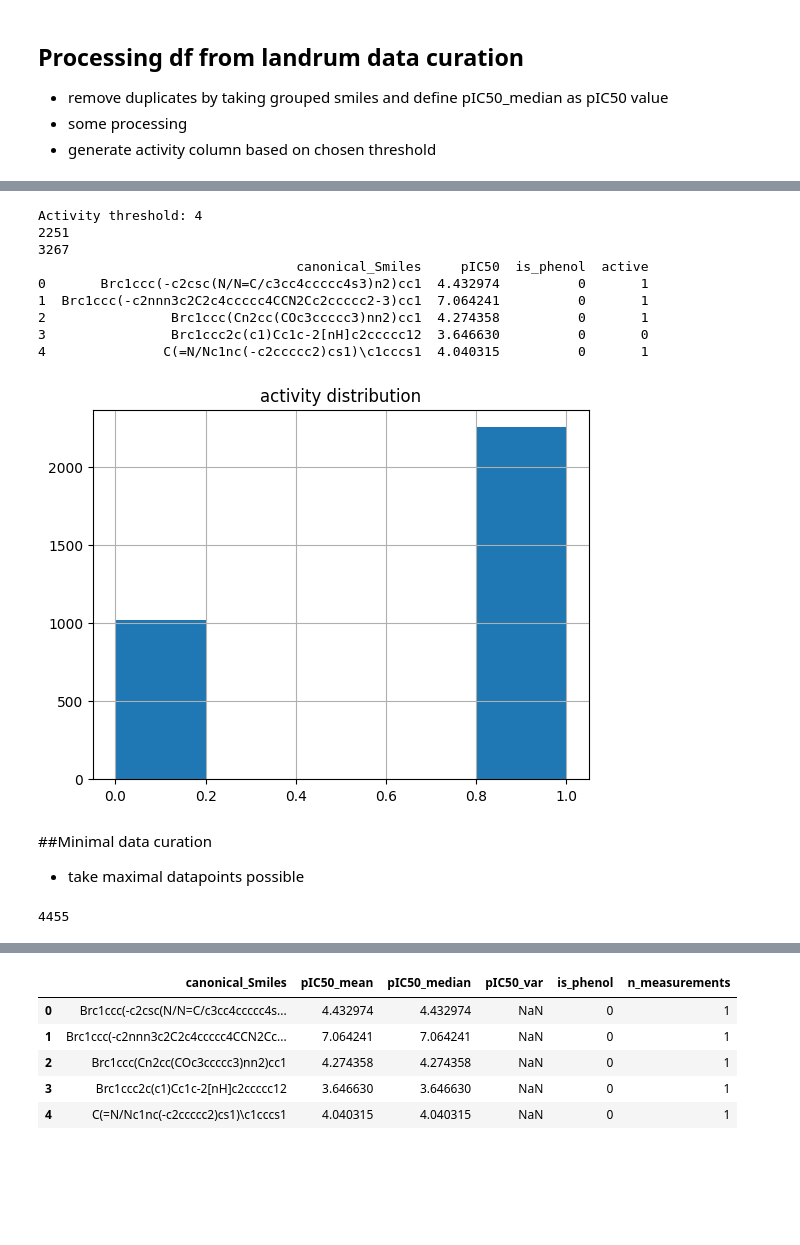
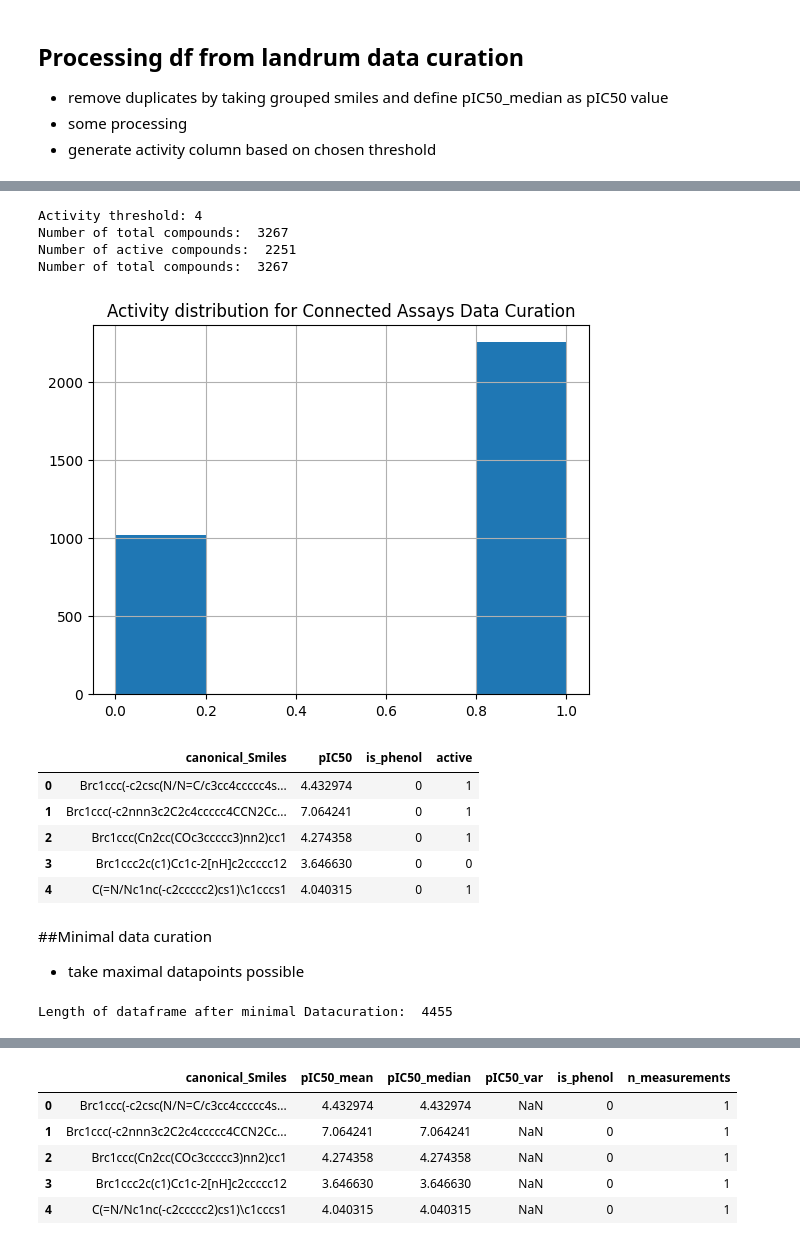
Before and after one commit to ManuelOtt-code/Project-DC, a Jupyter notebook: Data_curation+split.ipynb, the cells around one changed output, grey strips where cells are left out. Cells and saved outputs as stored; diff of their text form; code cells hidden in the pictures; blank space fills up the shorter version.

```diff
--- a/Data_curation+split.ipynb
+++ b/Data_curation+split.ipynb
@@ -390,33 +379,35 @@ plt.show()
 # %%
 #df = df.rename({"pIC50.1": "pIC50"}, axis=1)
 activity_threshold = 4 #100 yM as in
 print(f"Activity threshold: {activity_threshold}")
 
 #predict activity 1 or 0
 df_process['active'] = df_process['pIC50'].apply(lambda pic50: 0 if pic50 < activity_threshold else 1) #using the median as the
 
-print(len(df_process[df_process["active"] == 1]))
-print(len(df_process))
-print(df_process.head())
+print(f"Number of total compounds: ", len(df_process))
+print(f"Number of active compounds: ", len(df_process[df_process["active"] == 1]))
+print(f"Number of total compounds: ", len(df_process))
+
+binsize = 0.2
+bins = np.arange(0, 1.1, binsize)
+plt.hist(df_process['active'], bins=bins)
+plt.title("Activity distribution for Connected Assays Data Curation")
+plt.grid()
+plt.show()
+
+df_process.head()
 # %% [output]
 Activity threshold: 4
-2251
-3267
-                                 canonical_Smiles     pIC50  is_phenol  active
-0       Brc1ccc(-c2csc(N/N=C/c3cc4ccccc4s3)n2)cc1  4.432974          0       1
-1  Brc1ccc(-c2nnn3c2C2c4ccccc4CCN2Cc2ccccc2-3)cc1  7.064241          0       1
-2                Brc1ccc(Cn2cc(COc3ccccc3)nn2)cc1  4.274358          0       1
-3                Brc1ccc2c(c1)Cc1c-2[nH]c2ccccc12  3.646630          0       0
-4               C(=N/Nc1nc(-c2ccccc2)cs1)\c1cccs1  4.040315          0       1
+Number of total compounds:  3267
+Number of active compounds:  2251
+Number of total compounds:  3267
+[figure, added]
+|  | canonical_Smiles | pIC50 | is_phenol | active |
+| 0 | Brc1ccc(-c2csc(N/N=C/c3cc4ccccc4s... | 4.432974 | 0 | 1 |
+| 1 | Brc1ccc(-c2nnn3c2C2c4ccccc4CCN2Cc... | 7.064241 | 0 | 1 |
+| 2 | Brc1ccc(Cn2cc(COc3ccccc3)nn2)cc1 | 4.274358 | 0 | 1 |
+| 3 | Brc1ccc2c(c1)Cc1c-2[nH]c2ccccc12 | 3.646630 | 0 | 0 |
+| 4 | C(=N/Nc1nc(-c2ccccc2)cs1)\c1cccs1 | 4.040315 | 0 | 1 |
-# %%
-binsize = 0.2
-bins = np.arange(0, 1.1, binsize)
-plt.hist(df_process['active'], bins=bins)
-plt.title("activity distribution")
-plt.grid()
-plt.show()
-# %% [output]
-[figure, removed]
 # %% [markdown]
 ##Minimal data curation
 * take maximal datapoints possible
@@ -425,6 +416,6 @@ minimal_df = df_dpph[
     (df_dpph['operator'] == '=') |
     ((df_dpph['operator'].isin(['>', '>='])) & (df_dpph['pIC50'] > 4))
 ].copy()
-print(len(minimal_df))
+print(f"Length of dataframe after minimal Datacuration: ", len(minimal_df))
 # %% [output]
-4455
+Length of dataframe after minimal Datacuration:  4455
```
Also changed, not shown: parts of 25 cells of this notebook.
